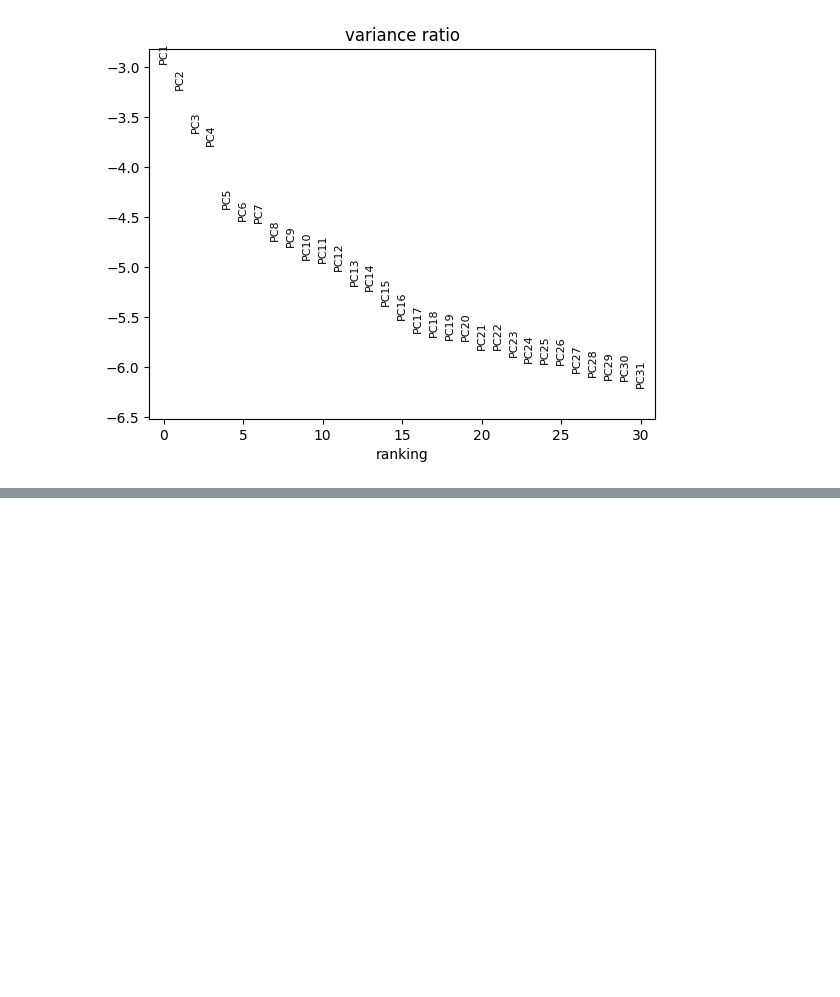
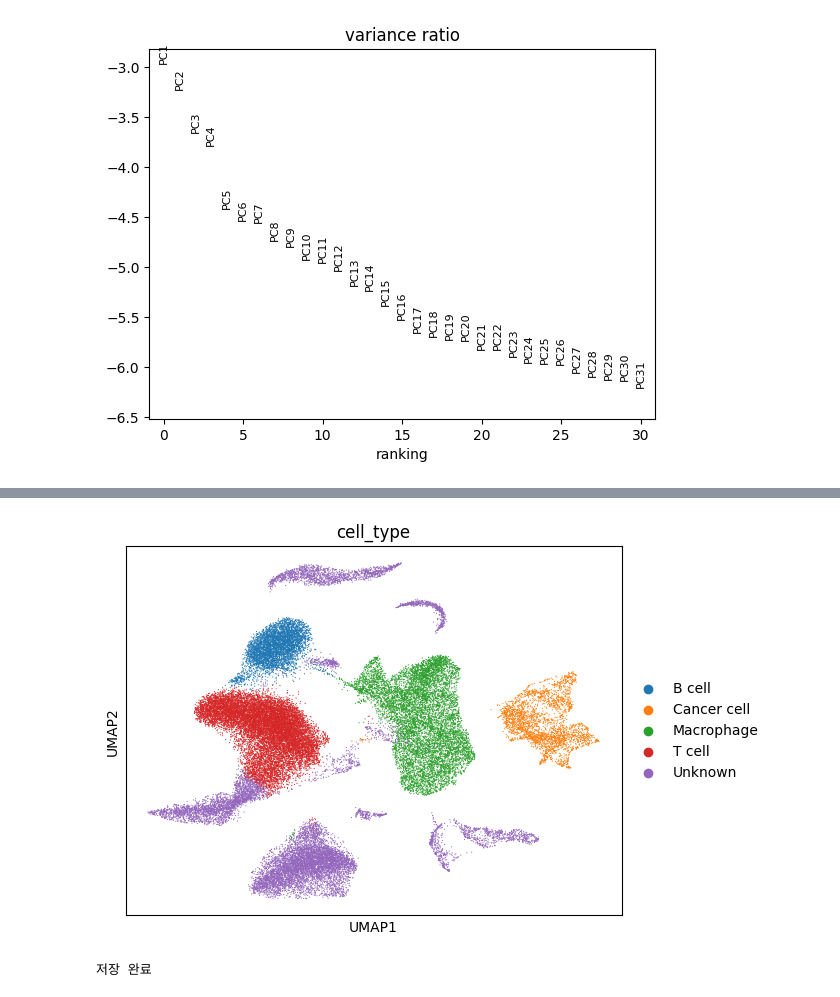
Before and after one commit to boeun02/scRNA-seq-Cancer-Immunology-Analysis, a Jupyter notebook: phase1_scrna/01_geo_pipeline.ipynb, the cells around one changed output, grey strips where cells are left out. Cells and saved outputs as stored; diff of their text form; code cells hidden in the pictures; blank space fills up the shorter version.

```diff
--- a/phase1_scrna/01_geo_pipeline.ipynb
+++ b/phase1_scrna/01_geo_pipeline.ipynb
@@ -493,0 +505,20 @@ sc.pl.umap(adata, color='leiden')
+# %%
+cell_type_map = {
+    '0': 'T cell',
+    '5': 'T cell',
+    '2': 'Macrophage',
+    '4': 'Macrophage',
+    '3': 'B cell',
+    '7': 'Cancer cell',
+    '9': 'Cancer cell',
+}
+
+adata.obs['cell_type'] = adata.obs['leiden'].map(cell_type_map).fillna('Unknown')
+sc.pl.umap(adata, color='cell_type')
+# %% [output]
+[figure, added]
+# %%
+adata.write_h5ad('dataset/GSE127465_human_final.h5ad')
+print('저장 완료')
+# %% [output]
+저장 완료
```
Also changed, not shown: parts of 5 cells of this notebook.
